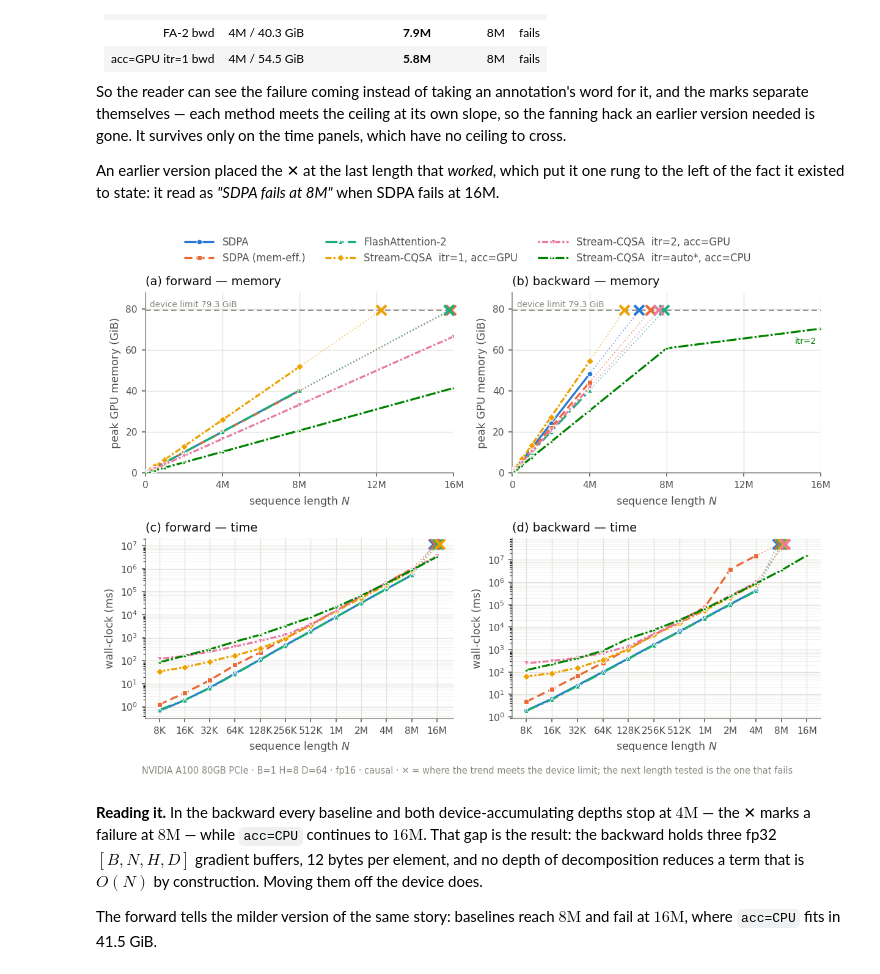
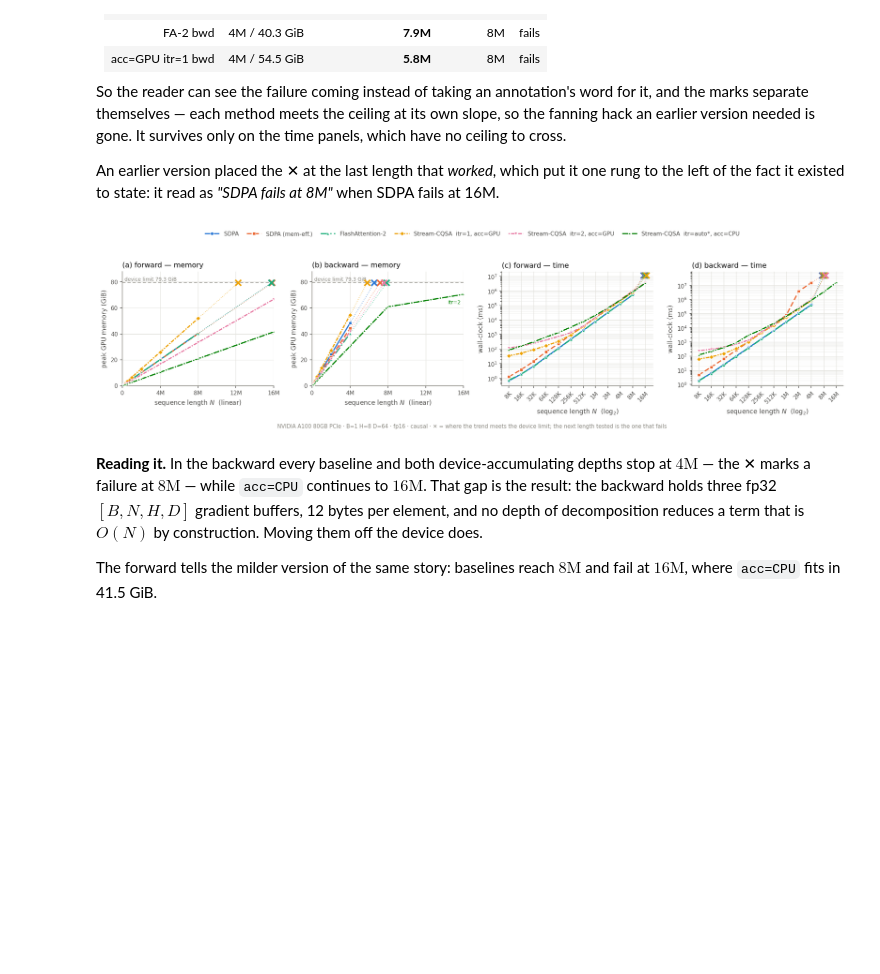
Before and after one commit to yiming-b/Stream-CQSA, a Jupyter notebook: notebooks/paper_figures.ipynb, the cells around one changed output. Cells and saved outputs as stored; diff of their text form; code cells hidden in the pictures; blank space fills up the shorter version.

```diff
--- a/notebooks/paper_figures.ipynb
+++ b/notebooks/paper_figures.ipynb
@@ -167,13 +167,25 @@ def style_axes(ax, xlabel, ylabel, title=None, xscale="log"):
     for s in ("left", "bottom"):
         ax.spines[s].set_color(INK3); ax.spines[s].set_linewidth(0.8)
     ax.tick_params(colors=INK2, labelsize=8, length=3, width=0.8)
-    ax.set_xlabel(xlabel, color=INK2, fontsize=9)
+    # The label names the variable; the scale is a property of the axis and is
+    # stated separately. It is not "log2(N)": the ticks carry the lengths
+    # themselves, 8K through 16M, so the axis is N drawn on a log scale. You
+    # would write log2(N) only if the ticks read 13 through 24.
+    ax.set_xlabel(xlabel + ("  (log$_2$)" if xscale == "log" else "  (linear)"),
+                  color=INK2, fontsize=9)
     ax.set_ylabel(ylabel, color=INK2, fontsize=9)
     if title:
         ax.set_title(title, color=INK, fontsize=10, pad=6, loc="left")
     ax.xaxis.set_major_formatter(FuncFormatter(nfmt))
     if xscale == "log":
         ax.xaxis.set_major_locator(LogLocator(base=2, numticks=20))
+        # Twelve powers of two do not fit across a panel this narrow, and
+        # matplotlib overlaps them rather than complaining. Slanting keeps every
+        # rung labelled; dropping every other one would hide lengths the tables
+        # report.
+        for lbl in ax.get_xticklabels():
+            lbl.set_rotation(45); lbl.set_ha("right")
+            lbl.set_rotation_mode("anchor")
     else:
         ax.set_xlim(0, 16 * 1048576)
         ax.set_xticks([i * 4 * 1048576 for i in range(5)])
@@ -387,45 +399,53 @@ def plot_panel(ax, rows, direction, field, ylabel, title,
         groups[mk_[0] if mk_[4] is None else None].append(mk_)
     for _, group in groups.items():
         k = len(group)
         for i, (n_fail, x_last, y_last, colour, cross) in enumerate(group):
             if y_fail is None:
                 continue
             if cross is not None:
                 x_mark = cross
             elif k == 1:
                 x_mark = n_fail
             elif capacity:
                 x_mark = n_fail + (i - (k - 1) / 2) * 0.23e6
             else:
                 x_mark = n_fail * (1.052 ** (i - (k - 1) / 2))
             ax.plot([x_last, x_mark], [y_last, y_fail], color=colour, lw=0.9,
                     ls=(0, (1, 2)), zorder=2, alpha=0.7)
             ax.plot([x_mark], [y_fail], marker="x", ms=8, mew=2.2, color=colour,
                     zorder=5, linestyle="none", clip_on=False)
     return drew
 
 
-fig, axes = plt.subplots(2, 2, figsize=(8.8, 6.4), squeeze=False)
-for j, d in enumerate(("fwd", "bwd")):
+# Four panels across, not two-by-two. The comparisons a reader makes are
+# between the two directions within a quantity and between the two quantities
+# for one direction; in a row every panel is adjacent to both, and the memory
+# pair sits together rather than split across a fold.
+PANELS = [("fwd", "mem_alloc_peak", "peak GPU memory (GiB)", "memory"),
+          ("bwd", "mem_alloc_peak", "peak GPU memory (GiB)", "memory"),
+          ("fwd", "ms", "wall-clock (ms)", "time"),
+          ("bwd", "ms", "wall-clock (ms)", "time")]
+
+fig, axes = plt.subplots(1, 4, figsize=(14.8, 3.9), squeeze=False)
+for j, (d, field, ylabel, kind) in enumerate(PANELS):
     name = "forward" if d == "fwd" else "backward"
-    plot_panel(axes[0][j], TIMING, d, "mem_alloc_peak",
-               "peak GPU memory (GiB)", f"({chr(97+j)}) {name} — memory",
-               scale=1/1024, capacity=META["gpu_gib"])
-    plot_panel(axes[1][j], TIMING, d, "ms",
-               "wall-clock (ms)", f"({chr(99+j)}) {name} — time")
+    plot_panel(axes[0][j], TIMING, d, field, ylabel,
+               f"({chr(97+j)}) {name} — {kind}",
+               scale=1/1024 if kind == "memory" else 1.0,
+               capacity=META["gpu_gib"] if kind == "memory" else None)
 
 handles, labels = axes[0][0].get_legend_handles_labels()
-fig.legend(handles, labels, loc="upper center", ncol=3, frameon=False,
-           fontsize=8.5, labelcolor=INK2, bbox_to_anchor=(0.5, 1.005),
-           handlelength=3.0)
+fig.legend(handles, labels, loc="upper center", ncol=6, frameon=False,
+           fontsize=8, labelcolor=INK2, bbox_to_anchor=(0.5, 1.02),
+           handlelength=2.6, columnspacing=1.4)
 fig.text(0.5, 0.008, f"{META['gpu']} · B=1 H=8 D=64 · fp16 · causal · "
          "✕ = where the trend meets the device limit; "
          "the next length tested is the one that fails",
          ha="center", color=INK3, fontsize=7.5)
-fig.tight_layout(rect=(0, 0.02, 1, 0.94))
+fig.tight_layout(rect=(0, 0.03, 1, 0.88))
 plt.show()
 # %% [output]
-[figure, old version]
+[figure, new version]
 # %% [markdown]
 **Reading it.** In the backward every baseline and both device-accumulating
 depths stop at $4\mathrm{M}$ — the ✕ marks a failure at $8\mathrm{M}$ — while
```
Also changed, not shown: parts of 1 cell of this notebook, 6 other files.
